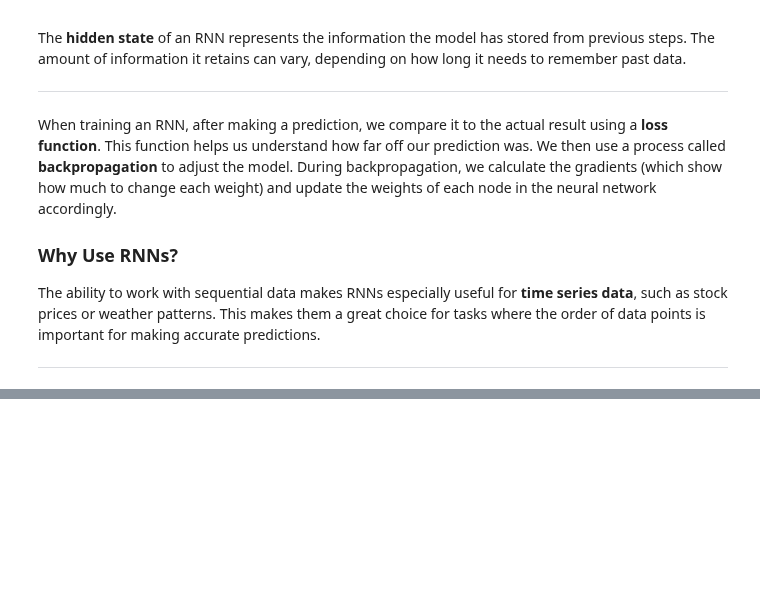
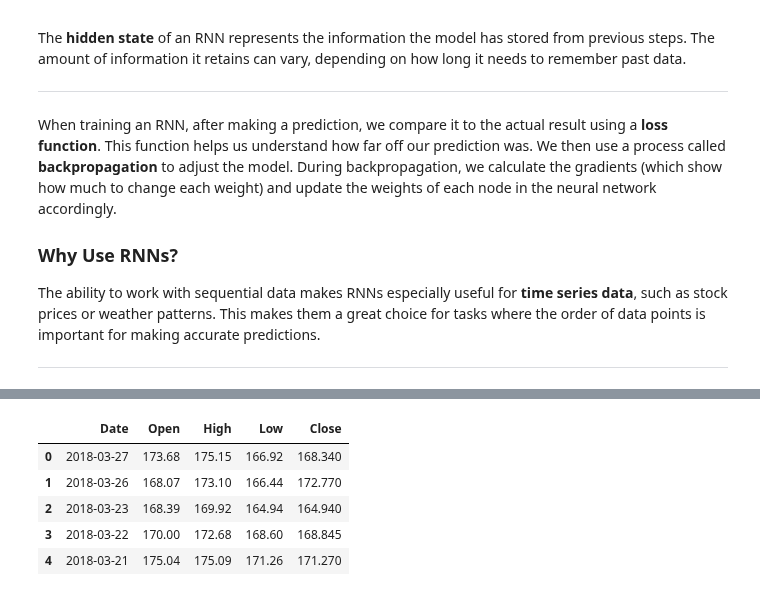
Before and after one commit to pri-cd/Data-Science-ML, a Jupyter notebook: Personal-Projects/LSTM-STOCK/Stock-Prediction.ipynb, the cells around one changed output, grey strips where cells are left out. Saved outputs shown, nothing was run; the diff lists cells and outputs as text; code cells hidden in the pictures; blank space fills up the shorter version.

```diff
--- a/Personal-Projects/LSTM-STOCK/Stock-Prediction.ipynb
+++ b/Personal-Projects/LSTM-STOCK/Stock-Prediction.ipynb
@@ -95,0 +98,11 @@ These gates allow LSTMs to efficiently store and analyze sequential data, leadin
+# %%
+df = pd.read_csv("https://github.com/pri-cd/Data-Science-ML/raw/main/Personal-Projects/LSTM-STOCK/StockData.csv")
+df.drop(['Unnamed: 0'], axis=1, inplace = True)
+df.head()
+# %% [output]
+|  | Date | Open | High | Low | Close |
+| 0 | 2018-03-27 | 173.68 | 175.15 | 166.92 | 168.340 |
+| 1 | 2018-03-26 | 168.07 | 173.10 | 166.44 | 172.770 |
+| 2 | 2018-03-23 | 168.39 | 169.92 | 164.94 | 164.940 |
+| 3 | 2018-03-22 | 170.00 | 172.68 | 168.60 | 168.845 |
+| 4 | 2018-03-21 | 175.04 | 175.09 | 171.26 | 171.270 |
```
Also changed, not shown: parts of 17 cells of this notebook.
